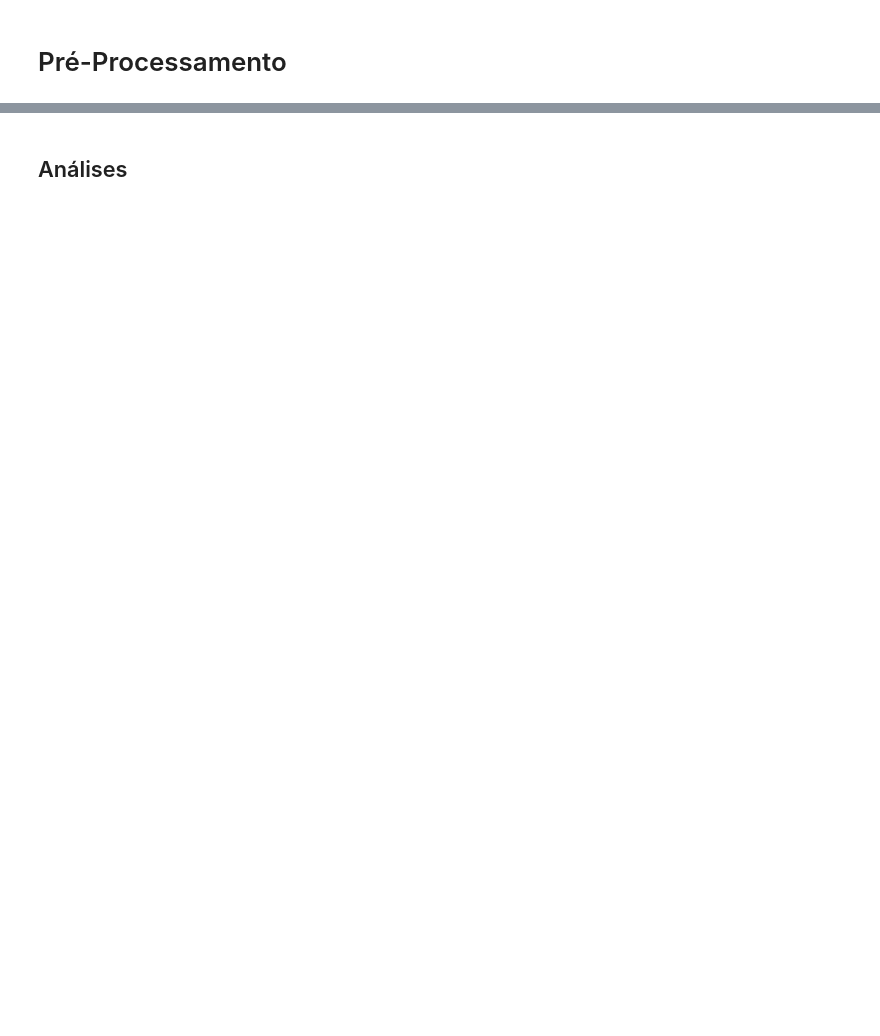
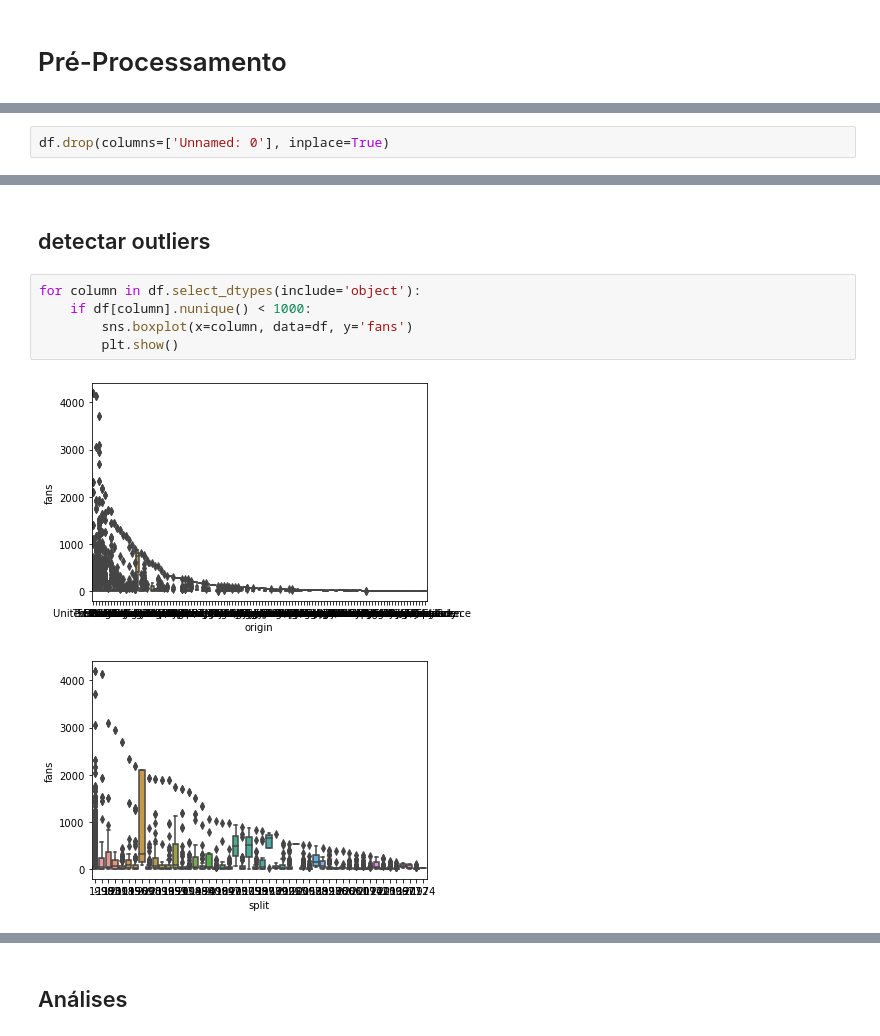
Before and after one commit to otaviokamel/projeto_introducao_analise_de_dados, a Jupyter notebook: Metal_Bands_by_Nation.ipynb, the cells around one changed output, grey strips where cells are left out. Saved outputs shown, nothing was run; the diff lists cells and outputs as text; blank space fills up the shorter version.

```diff
--- a/Metal_Bands_by_Nation.ipynb
+++ b/Metal_Bands_by_Nation.ipynb
@@ -91,0 +139,2 @@ df.describe()
+# %%
+df.drop(columns=['Unnamed: 0'], inplace=True)
@@ -91,0 +147,10 @@ df.describe()
+# %% [markdown]
+## detectar outliers
+# %%
+for column in df.select_dtypes(include='object'):
+    if df[column].nunique() < 1000:
+        sns.boxplot(x=column, data=df, y='fans')
+        plt.show()
+# %% [output]
+[figure, added]
+[figure, added]
```
Also changed, not shown: parts of 56 cells of this notebook, 1 other file.
